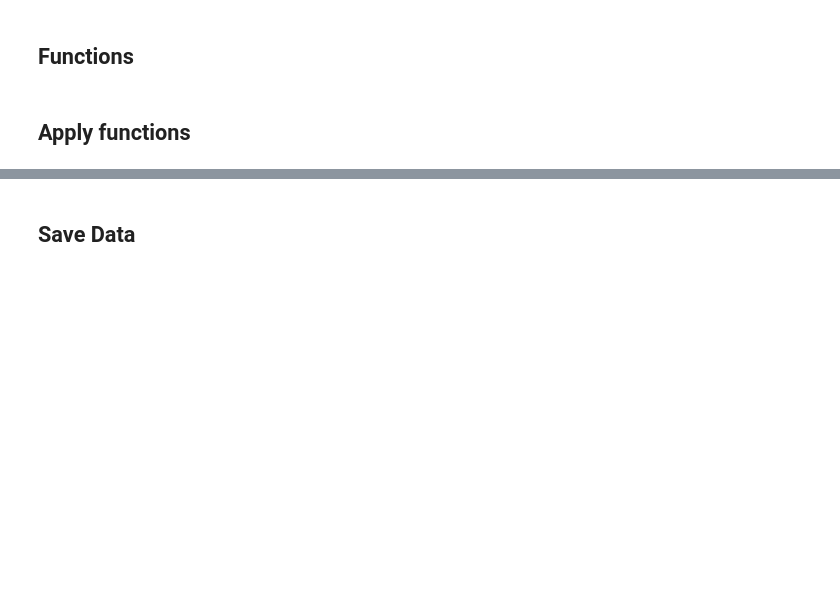
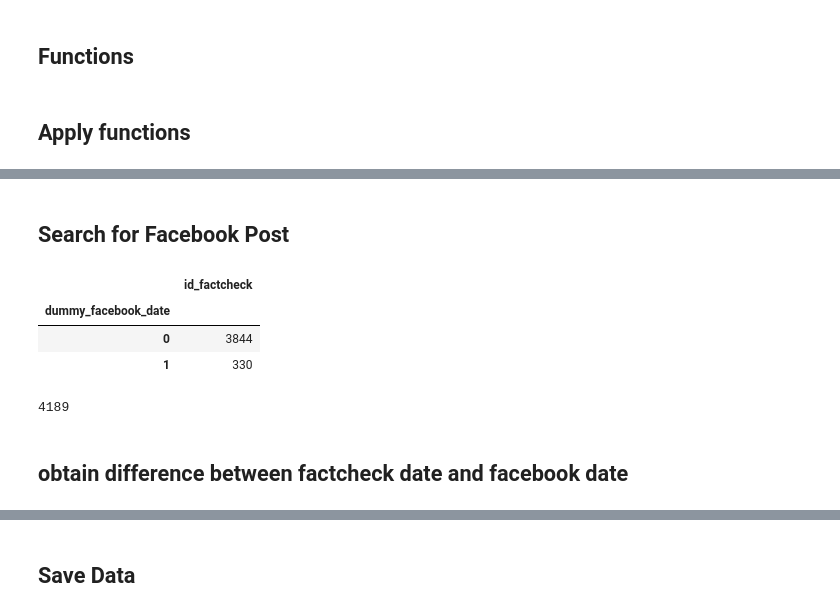
Before and after one commit to cblanesg/misinformation_socialmedia, a Jupyter notebook: source/1-factchecks/0-factchecks/0-load_init_data.ipynb, the cells around one changed output, grey strips where cells are left out. Cells and saved outputs as stored; diff of their text form; code cells hidden in the pictures; blank space fills up the shorter version.

```diff
--- a/source/1-factchecks/0-factchecks/0-load_init_data.ipynb
+++ b/source/1-factchecks/0-factchecks/0-load_init_data.ipynb
@@ -144,0 +166,17 @@ all_data[['id_desinformacion', 'id_factcheck']].dropna().groupby(['id_desinforma
+# %% [markdown]
+## Search for Facebook Post
+# %%
+matches_post = load_post_matches()
+# %%
+factchecks_data = pd.merge(left = all_data,
+        right = matches_post,
+        on = 'id_factcheck',
+        how = 'left').drop_duplicates()
+# %%
+factchecks_data = factchecks_data[['id_factcheck', 'type_factcheck','organizacion', 'pais',
+                 'facebook_partnership_date', 'facebook_partnership',
+                'titulo_chequeo', 'link_chequeo',
+                 'fecha_chequeo', 'post_facebook_factcheck', 'date_factcheck_facebook',
+                'id_desinformacion']].rename(columns = {'post_facebook_factcheck':'link_facebook_factcheck'})
+# %%
+factchecks_data['dummy_facebook_date'] = factchecks_data['date_factcheck_facebook'].apply(lambda x: dummy_facebook_date(x))
@@ -144,0 +189,13 @@ all_data[['id_desinformacion', 'id_factcheck']].dropna().groupby(['id_desinforma
+# %%
+factchecks_data[['id_factcheck', 'dummy_facebook_date']].groupby('dummy_facebook_date').count()
+# %% [output]
+|  | id_factcheck |
+| dummy_facebook_date |  |
+| 0 | 3844 |
+| 1 | 330 |
+# %%
+len(factchecks_data)
+# %% [output]
+4189
+# %% [markdown]
+## obtain difference between factcheck date and facebook date
```
Also changed, not shown: parts of 18 cells of this notebook, 10 other files.
